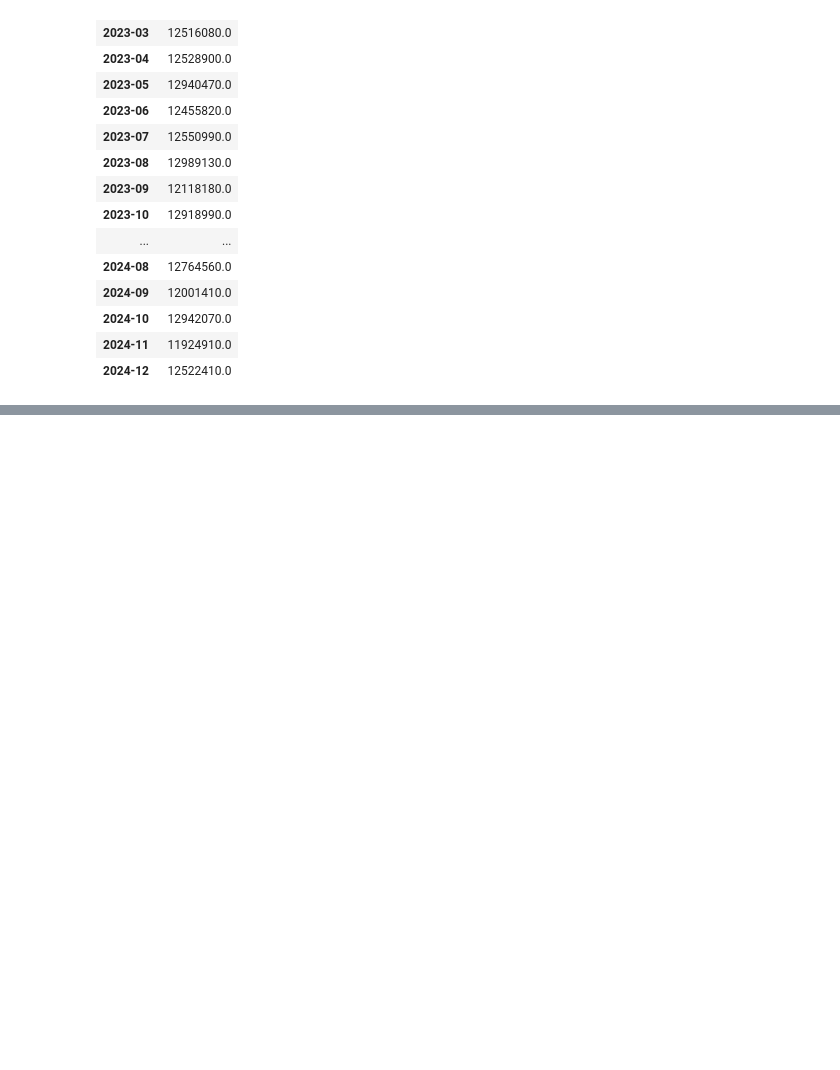
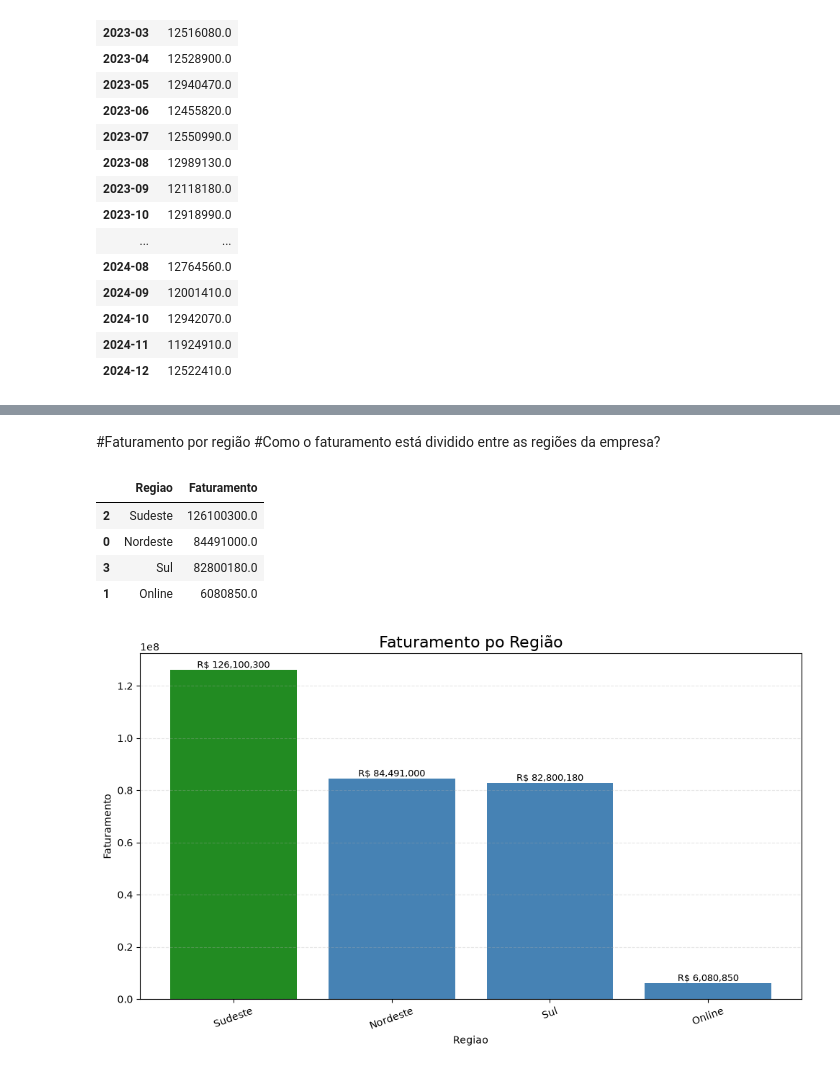
Before and after one commit to bruna-anjos/projeto-hashtag-analise-dados, a Jupyter notebook: pandas_supremo.ipynb, the cells around one changed output, grey strips where cells are left out. Cells and saved outputs as stored; diff of their text form; code cells hidden in the pictures; blank space fills up the shorter version.

```diff
--- a/pandas_supremo.ipynb
+++ b/pandas_supremo.ipynb
@@ -419,0 +477,79 @@ Notebook funcionando!
+# %% [markdown]
+#Faturamento por região
+#Como o faturamento está dividido entre as regiões da empresa?
+# %%
+
+
+analise_regiao = (
+    df_analise
+    .groupby("Regiao", as_index=False)
+    .agg(
+        Faturamento=("Faturamento", "sum")
+    )
+    .sort_values("Faturamento", ascending=False)
+    )
+
+display(analise_regiao)
+
+import matplotlib.pyplot as plt
+
+def grafico_barras(dados, coluna_x, coluna_y, titulo):
+    """
+    Cria um gráfico de barras destacando o maior valor.
+    """
+
+    plt.figure(figsize=(10, 6))
+
+    # Todas as barras começam azuis
+    cores = ["steelblue"] * len(dados)
+
+    # A primeira barra (maior valor) fica verde
+    cores[0] = "forestgreen"
+
+    barras = plt.bar(
+        dados[coluna_x],
+        dados[coluna_y],
+        color=cores
+    )
+
+    # Escreve o valor acima de cada barra
+    for barra in barras:
+        altura = barra.get_height()
+
+        plt.text(
+            barra.get_x() + barra.get_width() / 2,
+            altura,
+            f'R$ {altura:,.0f}',
+            ha='center',
+            va='bottom',
+            fontsize=9
+        )
+
+    plt.title(titulo, fontsize=16)
+    plt.xlabel(coluna_x)
+    plt.ylabel(coluna_y)
+
+    plt.xticks(rotation=20)
+
+    plt.grid(axis="y", linestyle="--", alpha=0.3)
+
+    plt.tight_layout()
+
+    plt.show()
+
+    #Gráfico Barras
+
+grafico_barras(
+    dados=analise_regiao,
+    coluna_x="Regiao",
+    coluna_y="Faturamento",
+    titulo="Faturamento po Região"
+
+)
+# %% [output]
+|  | Regiao | Faturamento |
+| 2 | Sudeste | 126100300.0 |
+| 0 | Nordeste | 84491000.0 |
+| 3 | Sul | 82800180.0 |
+| 1 | Online | 6080850.0 |
+[figure, added]
```
Also changed, not shown: parts of 8 cells of this notebook.
